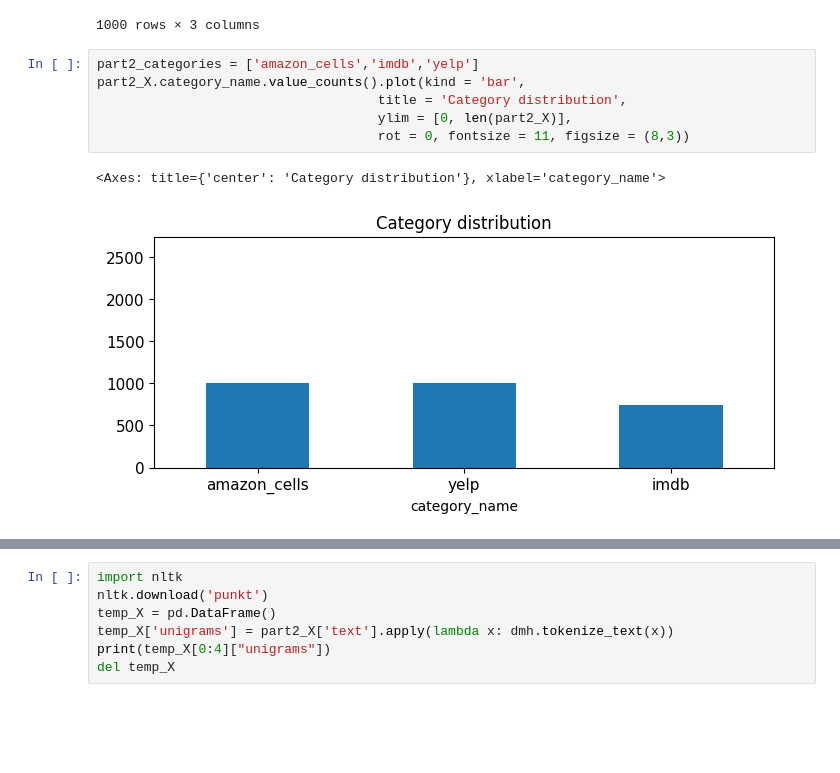
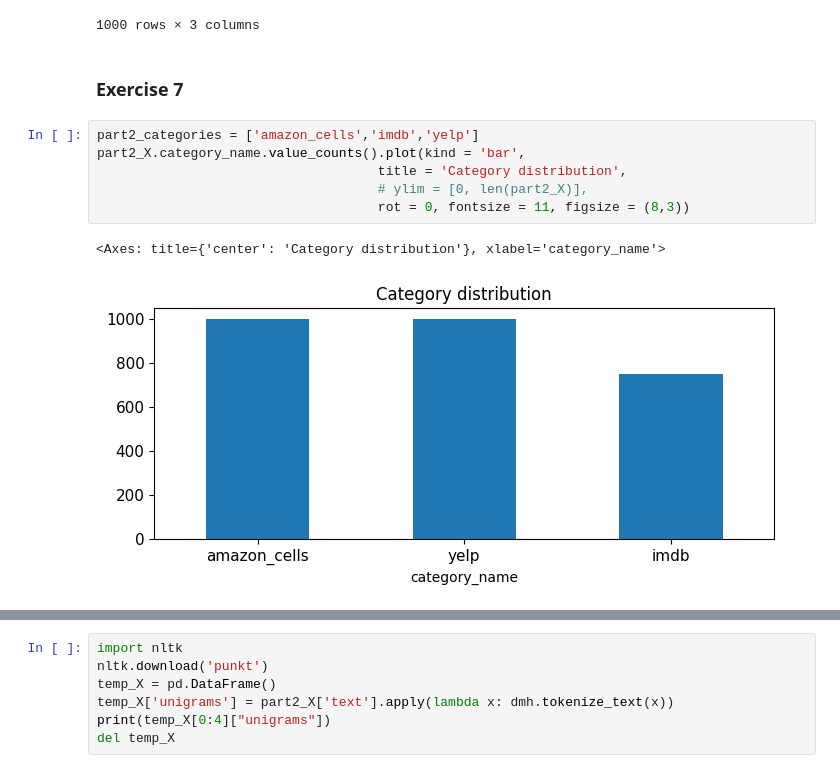
Before and after one commit to HuiXillya/DM2023-Lab1-Master, a Jupyter notebook: Homework/DM2023-Lab1-Homework.ipynb, the cells around one changed output, grey strips where cells are left out. Cells and saved outputs as stored; diff of their text form; blank space fills up the shorter version.

Commit message:
finish part2

```diff
--- a/Homework/DM2023-Lab1-Homework.ipynb
+++ b/Homework/DM2023-Lab1-Homework.ipynb
@@ -297,12 +350,14 @@ display(part2_X_sample)
 | 1307 | About ten minutes into this film ... | 0 | imdb |
 | 331 | The battery is working well as a ... | 1 | amazon_cells |
 1000 rows × 3 columns
+# %% [markdown]
+### Exercise 7
 # %%
 part2_categories = ['amazon_cells','imdb','yelp']
 part2_X.category_name.value_counts().plot(kind = 'bar',
                                     title = 'Category distribution',
-                                    ylim = [0, len(part2_X)],
+                                    # ylim = [0, len(part2_X)],
                                     rot = 0, fontsize = 11, figsize = (8,3))
 # %% [output]
 <Axes: title={'center': 'Category distribution'}, xlabel='category_name'>
-[figure, old version]
+[figure, new version]
```
Also changed, not shown: parts of 27 cells of this notebook.
